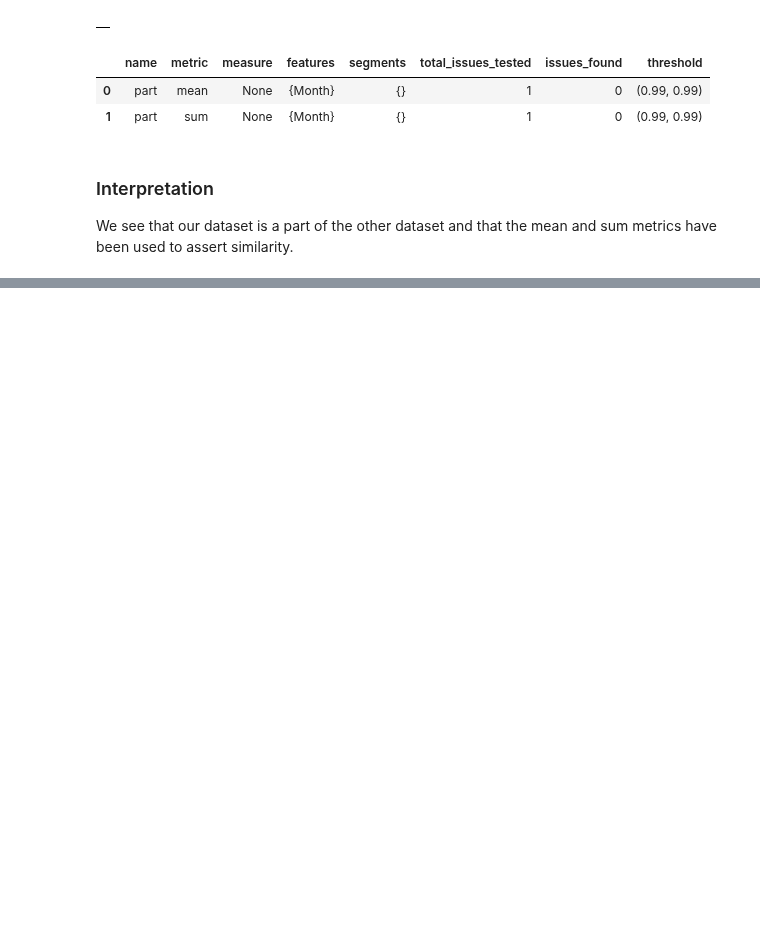
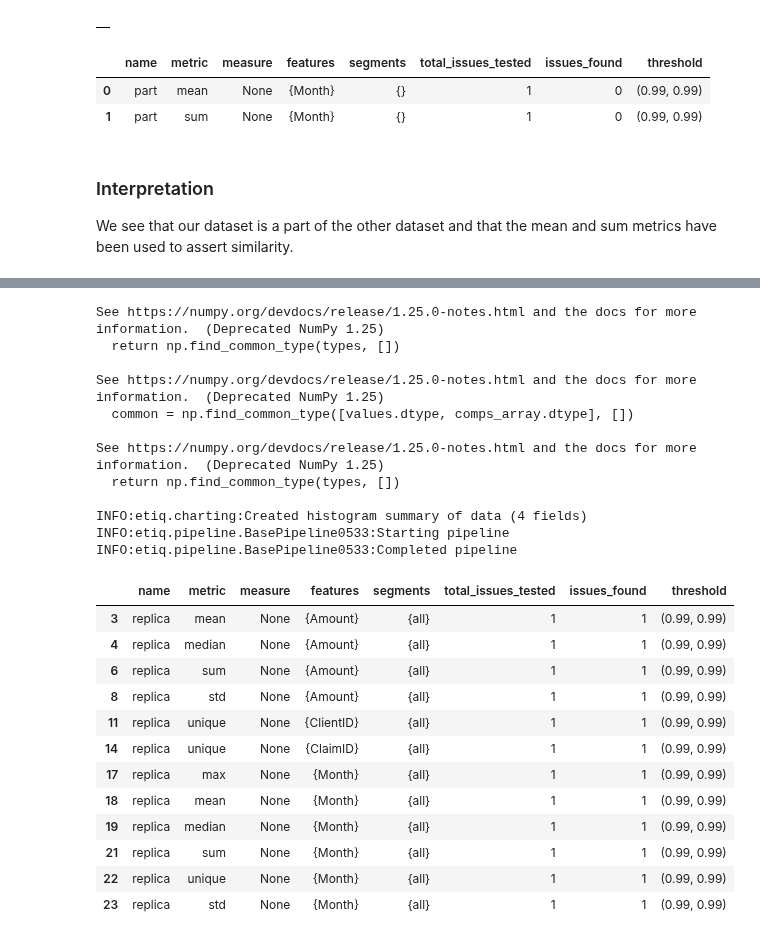
Before and after one commit to ETIQ-AI/ml-testing, a Jupyter notebook: Scans by type/Fingerprint/fingerprinting.ipynb, the cells around one changed output, grey strips where cells are left out. Drawn from its saved outputs; the diff is of its cells as text; code cells hidden in the pictures; blank space fills up the shorter version.

```diff
--- a/Scans by type/Fingerprint/fingerprinting.ipynb
+++ b/Scans by type/Fingerprint/fingerprinting.ipynb
@@ -338,0 +357,10 @@ We see that our dataset is a part of the other dataset and that the mean and sum
+# %%
+size = 10
+next_months_claims = pd.DataFrame({
+    "ClaimID": [f"A{n:000}" for n in np.random.randint(0, 100, size=size)],
+    "ClientID": [f"C{n:00}" for n in np.random.randint(0, 100, size=size)],
+    "Month": np.random.randint(1, 12, size=size),
+    "Amount": np.random.choice([0.5, 1.0, 2], size=size),
+})
+
+next_months_claims
@@ -338,0 +379,34 @@ We see that our dataset is a part of the other dataset and that the mean and sum
+# %%
+# Naively scanning as before:
+next_months_dataset = etiq.SimpleDatasetBuilder.datasets(validation_features=next_months_claims)
+next_months_snapshot = project.snapshots.create(name="Next Months Claims", dataset=next_months_dataset, model=None)
+
+segments, issues, aggregate_issues = next_months_snapshot.scan_fingerprints(claims_snapshot)
+
+aggregate_issues[aggregate_issues.issues_found > 0]
+# %% [output]
+See https://numpy.org/devdocs/release/1.25.0-notes.html and the docs for more information.  (Deprecated NumPy 1.25)
+  return np.find_common_type(types, [])
+
+See https://numpy.org/devdocs/release/1.25.0-notes.html and the docs for more information.  (Deprecated NumPy 1.25)
+  common = np.find_common_type([values.dtype, comps_array.dtype], [])
+
+See https://numpy.org/devdocs/release/1.25.0-notes.html and the docs for more information.  (Deprecated NumPy 1.25)
+  return np.find_common_type(types, [])
+
+INFO:etiq.charting:Created histogram summary of data (4 fields)
+INFO:etiq.pipeline.BasePipeline0533:Starting pipeline
+INFO:etiq.pipeline.BasePipeline0533:Completed pipeline
+|  | name | metric | measure | features | segments | total_issues_tested | issues_found | threshold |
+| 3 | replica | mean | None | {Amount} | {all} | 1 | 1 | (0.99, 0.99) |
+| 4 | replica | median | None | {Amount} | {all} | 1 | 1 | (0.99, 0.99) |
+| 6 | replica | sum | None | {Amount} | {all} | 1 | 1 | (0.99, 0.99) |
+| 8 | replica | std | None | {Amount} | {all} | 1 | 1 | (0.99, 0.99) |
+| 11 | replica | unique | None | {ClientID} | {all} | 1 | 1 | (0.99, 0.99) |
+| 14 | replica | unique | None | {ClaimID} | {all} | 1 | 1 | (0.99, 0.99) |
+| 17 | replica | max | None | {Month} | {all} | 1 | 1 | (0.99, 0.99) |
+| 18 | replica | mean | None | {Month} | {all} | 1 | 1 | (0.99, 0.99) |
+| 19 | replica | median | None | {Month} | {all} | 1 | 1 | (0.99, 0.99) |
+| 21 | replica | sum | None | {Month} | {all} | 1 | 1 | (0.99, 0.99) |
+| 22 | replica | unique | None | {Month} | {all} | 1 | 1 | (0.99, 0.99) |
+| 23 | replica | std | None | {Month} | {all} | 1 | 1 | (0.99, 0.99) |
```
Also changed, not shown: parts of 11 cells of this notebook.
